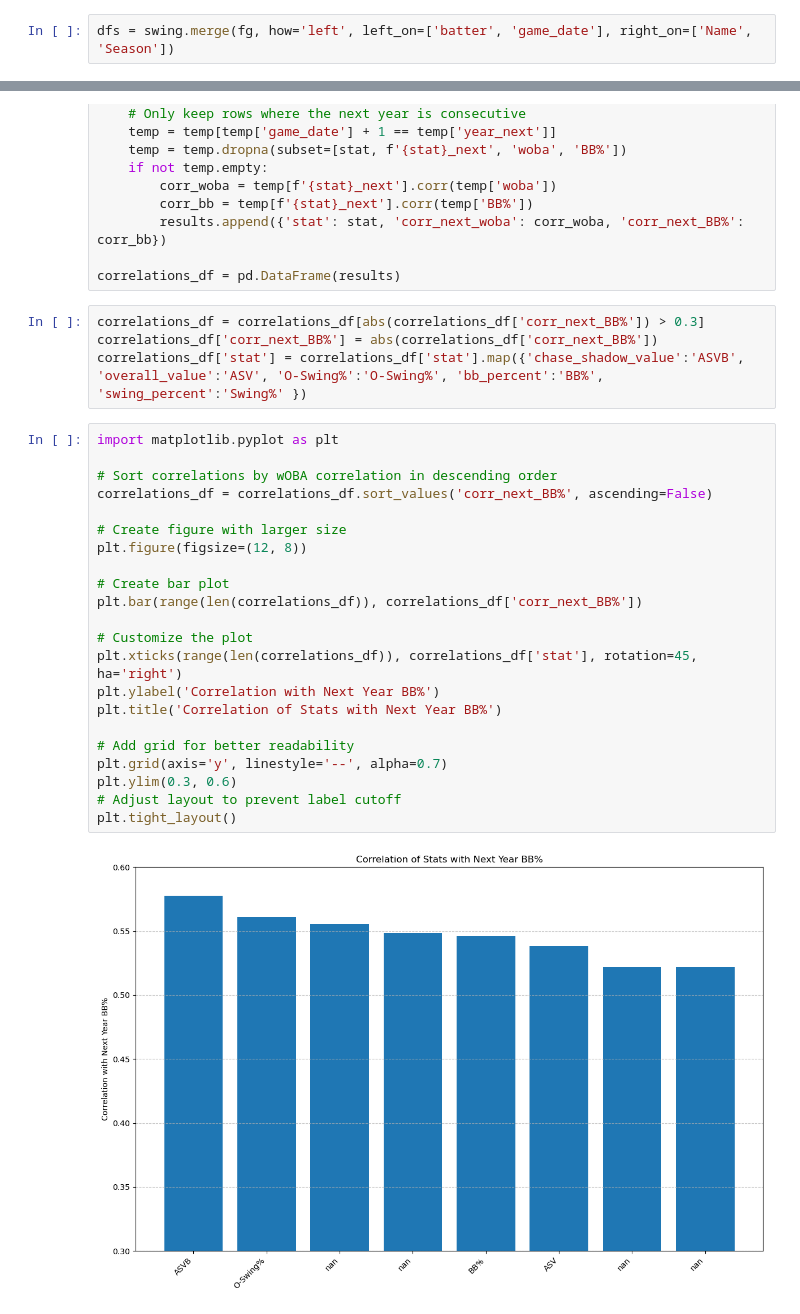
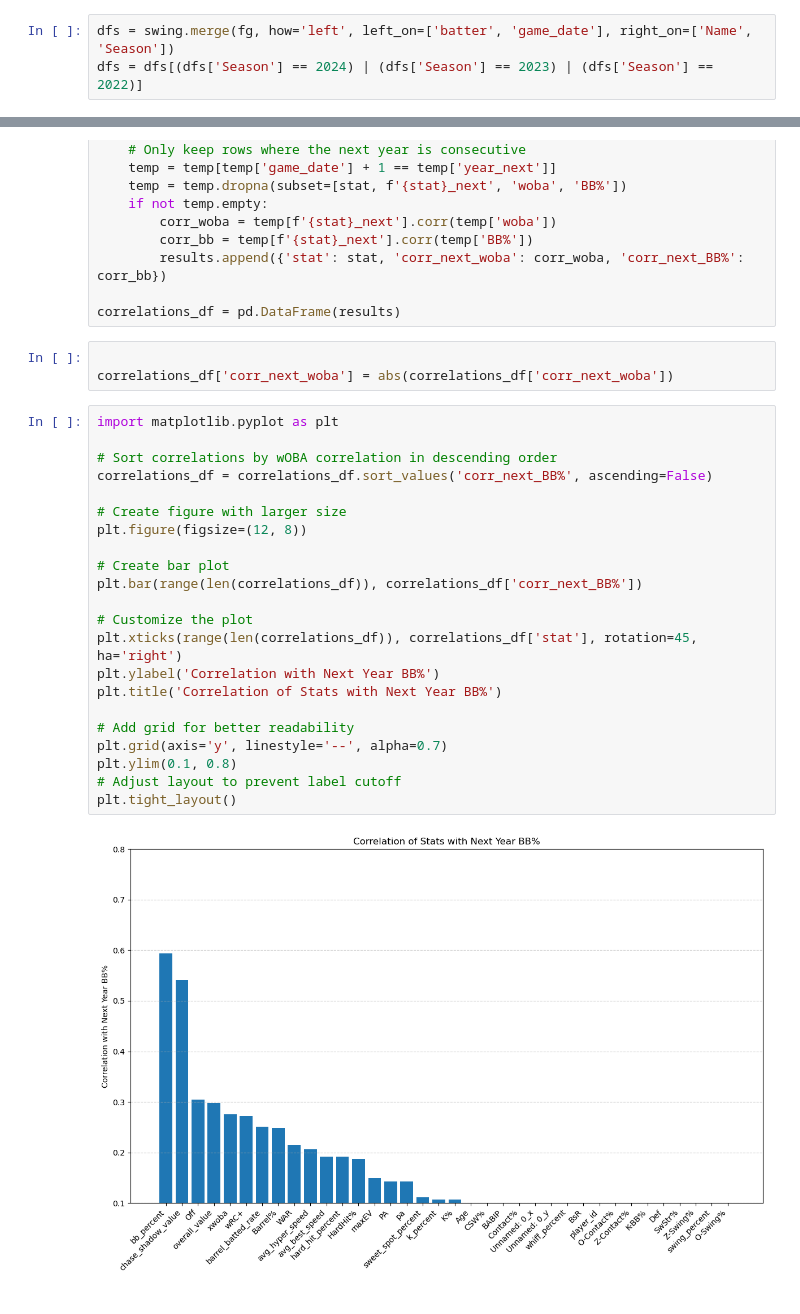
Before and after one commit to daltonlowery26/swing_decisons, a Jupyter notebook: stat_dev/stat_value.ipynb, the cells around one changed output, grey strips where cells are left out. Drawn from its saved outputs; the diff is of its cells as text.

```diff
--- a/stat_dev/stat_value.ipynb
+++ b/stat_dev/stat_value.ipynb
@@ -12,6 +12,7 @@ fg = pd.read_csv('./data/batter_data/data_15_24.csv')
 fg['K-BB%'] = fg['K%'] - fg['BB%']
 # %%
 dfs = swing.merge(fg, how='left', left_on=['batter', 'game_date'], right_on=['Name', 'Season'])
+dfs = dfs[(dfs['Season'] == 2024) | (dfs['Season'] == 2023) | (dfs['Season'] == 2022)]
 # %%
 # Add all other numeric columns except identifiers and duplicates
 exclude_cols = [
@@ -208,30 +199,29 @@ for stat in stats_to_process:
 
 correlations_df = pd.DataFrame(results)
 # %%
-correlations_df = correlations_df[abs(correlations_df['corr_next_BB%']) > 0.3]
-correlations_df['corr_next_BB%'] = abs(correlations_df['corr_next_BB%'])
-correlations_df['stat'] = correlations_df['stat'].map({'chase_shadow_value':'ASVB', 'overall_value':'ASV', 'O-Swing%':'O-Swing%', 'bb_percent':'BB%', 'swing_percent':'Swing%' })
+
+correlations_df['corr_next_woba'] = abs(correlations_df['corr_next_woba'])
 # %%
 import matplotlib.pyplot as plt
 
 # Sort correlations by wOBA correlation in descending order
 correlations_df = correlations_df.sort_values('corr_next_BB%', ascending=False)
 
 # Create figure with larger size
 plt.figure(figsize=(12, 8))
 
 # Create bar plot
 plt.bar(range(len(correlations_df)), correlations_df['corr_next_BB%'])
 
 # Customize the plot
 plt.xticks(range(len(correlations_df)), correlations_df['stat'], rotation=45, ha='right')
 plt.ylabel('Correlation with Next Year BB%')
 plt.title('Correlation of Stats with Next Year BB%')
 
 # Add grid for better readability
 plt.grid(axis='y', linestyle='--', alpha=0.7)
-plt.ylim(0.3, 0.6)
+plt.ylim(0.1, 0.8)
 # Adjust layout to prevent label cutoff
 plt.tight_layout()
 # %% [output]
-[figure, old version]
+[figure, new version]
```
Also changed, not shown: parts of 6 cells of this notebook, 11 other files.
